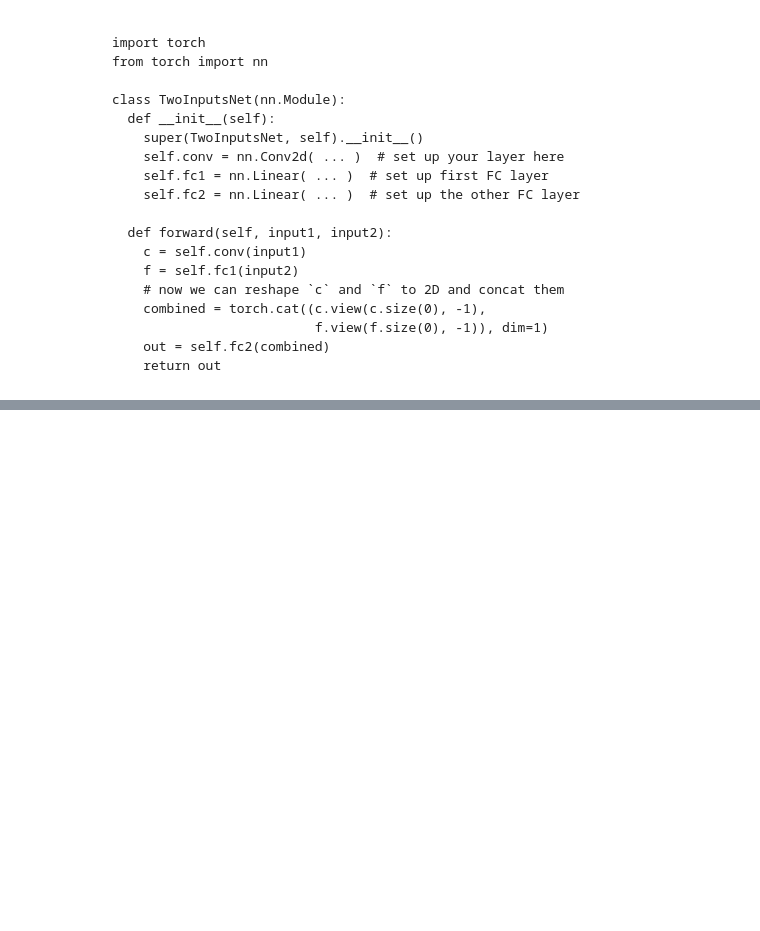
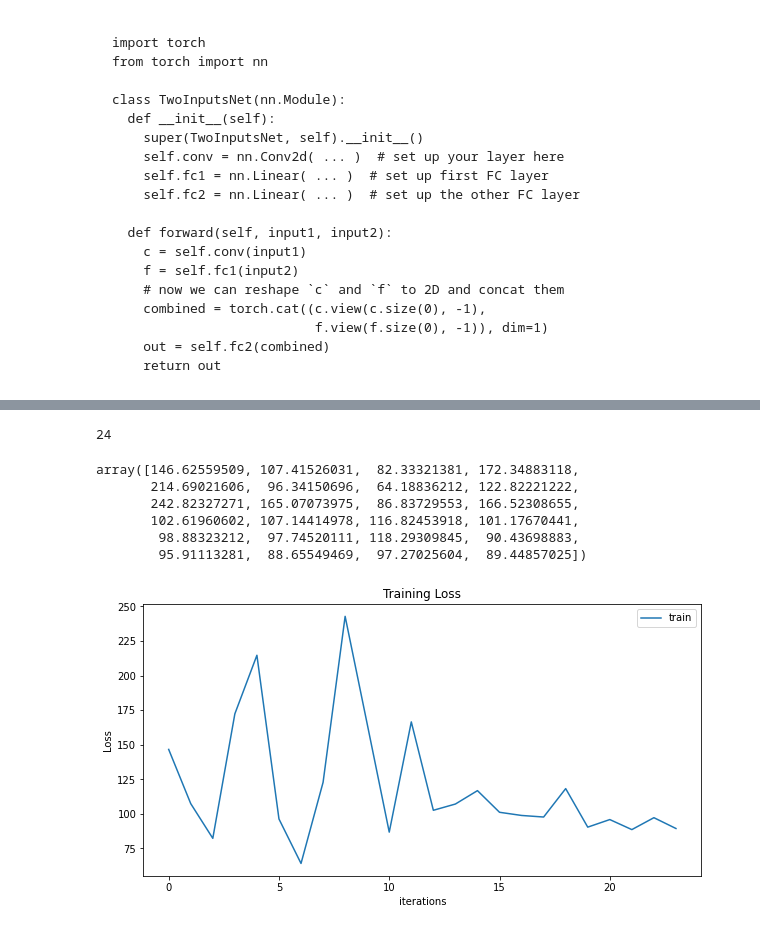
Before and after one commit to DFGANDP/Music-Recommendation-System, a Jupyter notebook: Music_System_Recommender.ipynb, the cells around one changed output, grey strips where cells are left out. Saved outputs shown, nothing was run; the diff lists cells and outputs as text; code cells hidden in the pictures; blank space fills up the shorter version.

Commit message:
siamese

```diff
--- a/Music_System_Recommender.ipynb
+++ b/Music_System_Recommender.ipynb
@@ -1858,0 +2163,15 @@ class TwoInputsNet(nn.Module):
+# %%
+train_tab = train_model_siamese(epoch=n_epochs,
+                                model=siamesenet,
+                                train_loader=train_dl_siamese,
+                                test_loader=test_dl,
+                                optimizer=optimizer,
+                                device=device,
+                                loss_fn=loss_fn,
+                                scheduler=scheduler,
+                                log_interval=100, # to lepiej ogarnac
+                                save_best=True,
+                                start_epoch=0)
+
+# 20:49 start
+# 21:26 koniec (8 epok) ~37min
@@ -1858,0 +2199,3 @@ class TwoInputsNet(nn.Module):
+# %%
+train_tab_pre = train_tab
+train_tab_pre
@@ -1858,0 +2230,2 @@ class TwoInputsNet(nn.Module):
+# %%
+trains_concat = train_tab_pre+train_tab
@@ -1858,0 +2252,32 @@ class TwoInputsNet(nn.Module):
+# %%
+print(len(trains_concat))
+# %% [output]
+24
+# %%
+import numpy as np
+trains_concat_np = trains_concat[0].cpu().detach().numpy()
+scores = np.zeros(24)
+for i, element  in enumerate(trains_concat):
+    scores[i] = element.cpu().detach().numpy()
+# %%
+scores
+# %% [output]
+array([146.62559509, 107.41526031,  82.33321381, 172.34883118,
+       214.69021606,  96.34150696,  64.18836212, 122.82221222,
+       242.82327271, 165.07073975,  86.83729553, 166.52308655,
+       102.61960602, 107.14414978, 116.82453918, 101.17670441,
+        98.88323212,  97.74520111, 118.29309845,  90.43698883,
+        95.91113281,  88.65549469,  97.27025604,  89.44857025])
+# %%
+import matplotlib.pyplot as plt
+
+# plot charts
+plt.figure(figsize=(10,5))
+plt.title("Training Loss")
+plt.plot(scores,label="train")
+plt.xlabel("iterations")
+plt.ylabel("Loss")
+plt.legend()
+plt.show()
+# %% [output]
+[figure, added]
```
Also changed, not shown: parts of 53 cells of this notebook, 3 other files.
